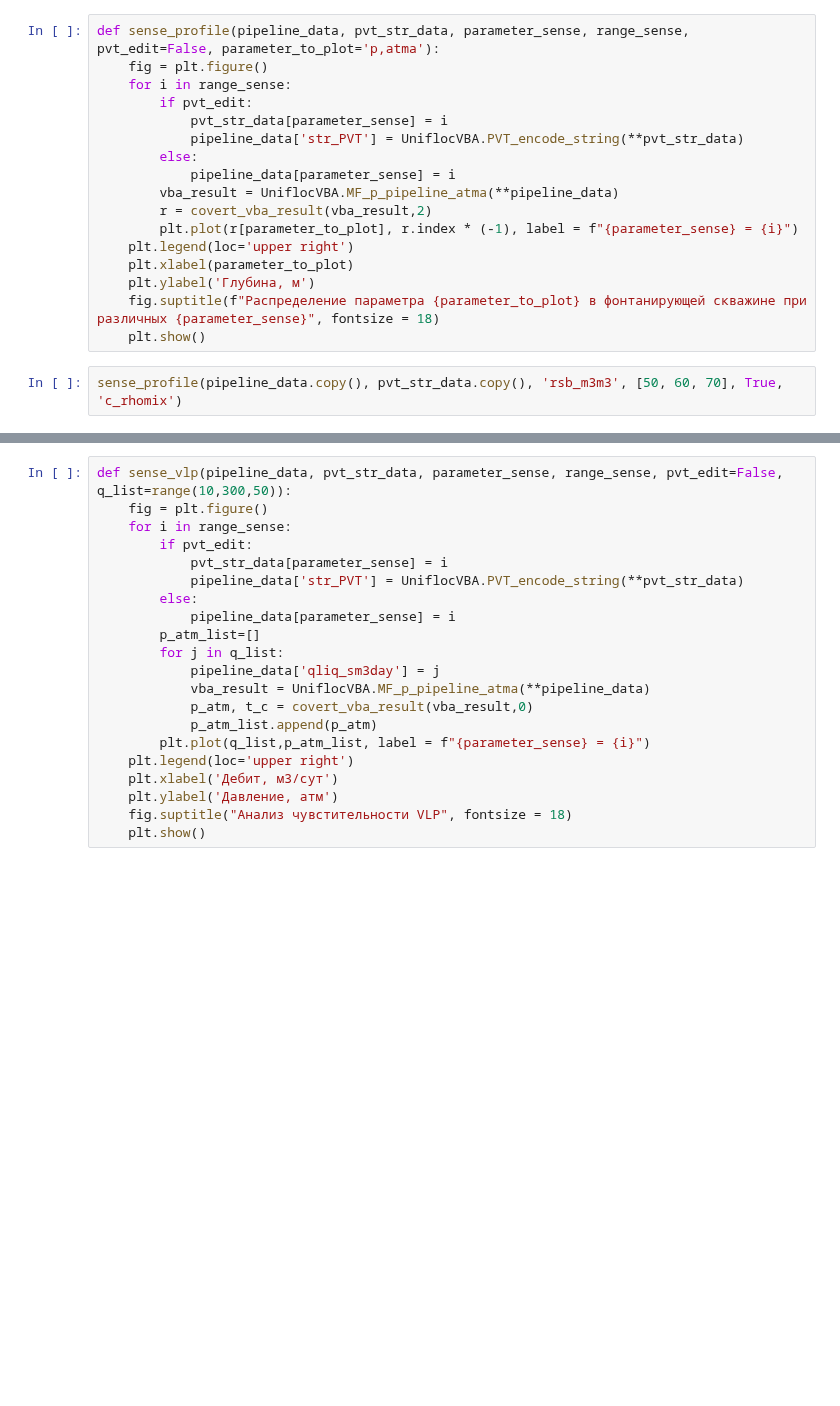
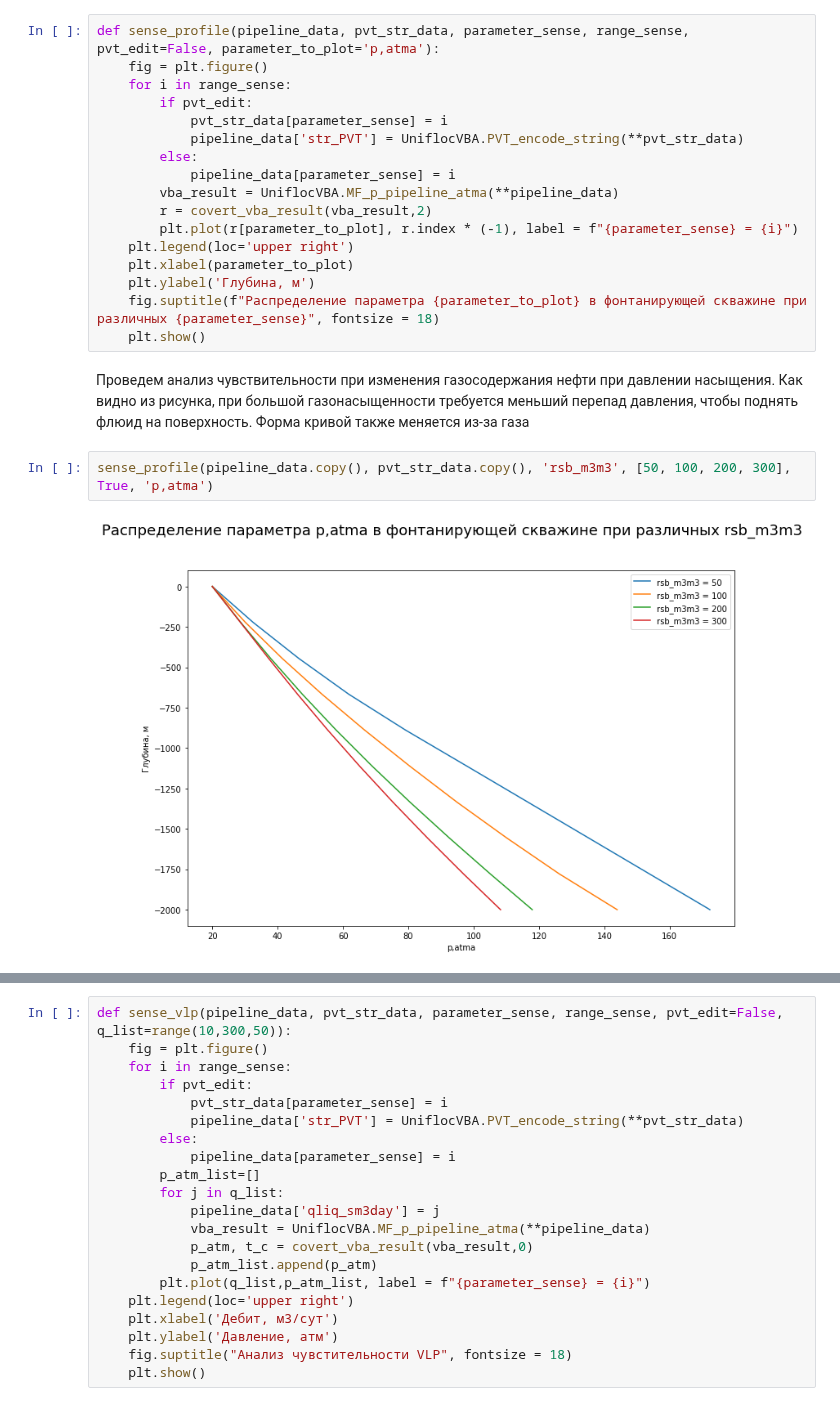
Before and after one commit to unifloc/unifloc_vba, a Jupyter notebook: examples_python/ex056.MF_VLP.ipynb, the cells around one changed output, grey strips where cells are left out. Cells and saved outputs as stored; diff of their text form; blank space fills up the shorter version.

```diff
--- a/examples_python/ex056.MF_VLP.ipynb
+++ b/examples_python/ex056.MF_VLP.ipynb
@@ -126,5 +232,9 @@ def sense_profile(pipeline_data, pvt_str_data, parameter_sense, range_sense, pvt
     plt.ylabel('Глубина, м')
     fig.suptitle(f"Распределение параметра {parameter_to_plot} в фонтанирующей скважине при различных {parameter_sense}", fontsize = 18)
     plt.show()
+# %% [markdown]
+Проведем анализ чувствительности при изменения газосодержания нефти при давлении насыщения. Как видно из рисунка, при большой газонасыщенности требуется меньший перепад давления, чтобы поднять флюид на поверхность. Форма кривой также меняется из-за газа
 # %%
-sense_profile(pipeline_data.copy(), pvt_str_data.copy(), 'rsb_m3m3', [50, 60, 70], True, 'c_rhomix')
+sense_profile(pipeline_data.copy(), pvt_str_data.copy(), 'rsb_m3m3', [50, 100, 200, 300], True, 'p,atma')
+# %% [output]
+[figure, added]
```
Also changed, not shown: parts of 38 cells of this notebook, 2 other files.
